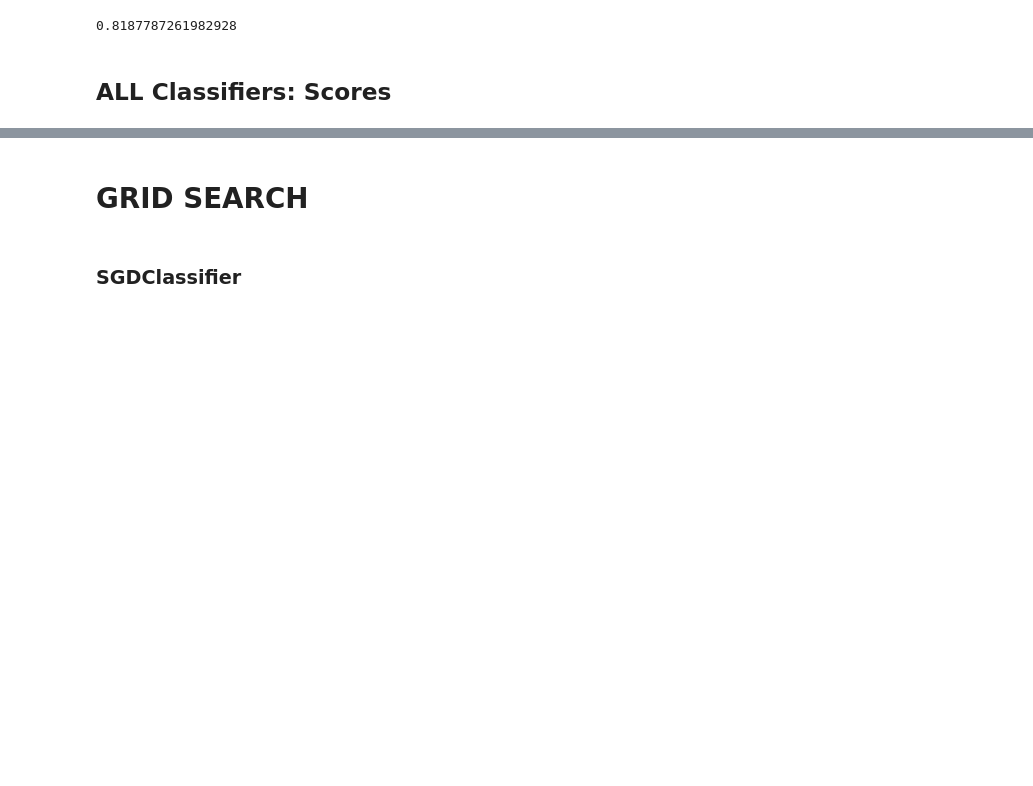
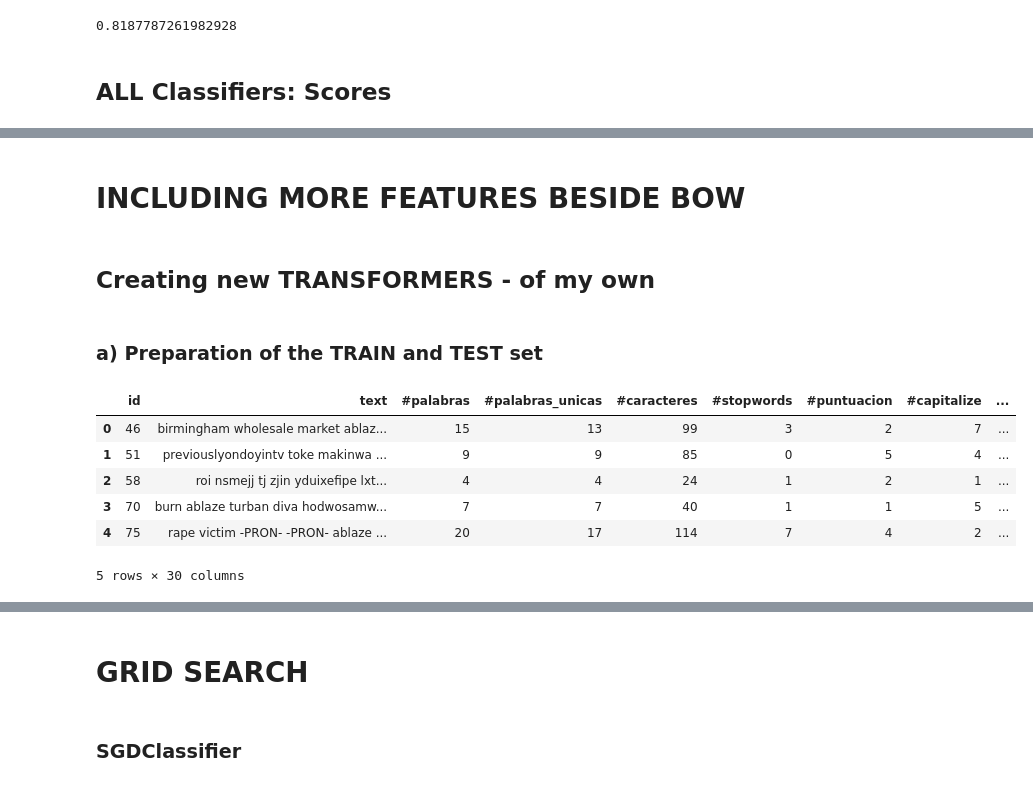
Before and after one commit to anichucai/7506-Datos-datos-tp2, a Jupyter notebook: Features - Pipeline.ipynb, the cells around one changed output, grey strips where cells are left out. Cells and saved outputs as stored; diff of their text form; code cells hidden in the pictures; blank space fills up the shorter version.

```diff
--- a/Features - Pipeline.ipynb
+++ b/Features - Pipeline.ipynb
@@ -192,0 +230,33 @@ SGDC Classifier 0.7964543663821405
+# %% [markdown]
+# INCLUDING MORE FEATURES BESIDE BOW
+# %% [markdown]
+## Creating new TRANSFORMERS - of my own
+# %% [markdown]
+### a) Preparation of the TRAIN and TEST set
+# %%
+# TEST SET - ONLY NUMERICAL
+test_keywords_numerical = pd.read_csv('csv_lio/test/keywords_numerical_features_test - Copy.csv')
+test_keywords_numerical = test_keywords_numerical.drop(columns = 'Unnamed: 0')
+test_text_numerical = pd.read_csv('csv_lio/test/text_general_numerical_features_test - Copy.csv')
+test_text_numerical = test_text_numerical.drop(columns = ['Unnamed: 0','#silabas'])
+test_hashtag_numerical = pd.read_csv('csv_lio/test/features_hashtags_numerical.csv')
+test_hashtag_numerical  =test_hashtag_numerical.drop(columns = 'Unnamed: 0')
+test_links_numerical = pd.read_csv('csv_lio/test/features_links_numerical.csv')
+test_links_numerical = test_links_numerical.drop(columns = ['id.1','target'])
+test_new_use = test.drop(columns = ['keyword','location'])
+# %%
+numerical_features_test = pd.merge(test_new_use,test_text_numerical, on = 'id')
+numerical_features_test = pd.merge(numerical_features_test,test_keywords_numerical, on = 'id')
+numerical_features_test = pd.merge(numerical_features_test,test_hashtag_numerical, on = 'id')
+numerical_features_test = pd.merge(numerical_features_test,test_links_numerical, on = 'id')
+# %%
+# TEST: Df with general numerical features
+numerical_features_test.head()
+# %% [output]
+|  | id | text | #palabras | #palabras_unicas | #caracteres | #stopwords | #puntuacion | #capitalize | ... |
+| 0 | 46 | birmingham wholesale market ablaz... | 15 | 13 | 99 | 3 | 2 | 7 | ... |
+| 1 | 51 | previouslyondoyintv toke makinwa ... | 9 | 9 | 85 | 0 | 5 | 4 | ... |
+| 2 | 58 | roi nsmejj tj zjin yduixefipe lxt... | 4 | 4 | 24 | 1 | 2 | 1 | ... |
+| 3 | 70 | burn ablaze turban diva hodwosamw... | 7 | 7 | 40 | 1 | 1 | 5 | ... |
+| 4 | 75 | rape victim -PRON- -PRON- ablaze ... | 20 | 17 | 114 | 7 | 4 | 2 | ... |
+5 rows × 30 columns
```
Also changed, not shown: parts of 30 cells of this notebook, 14 other files.
